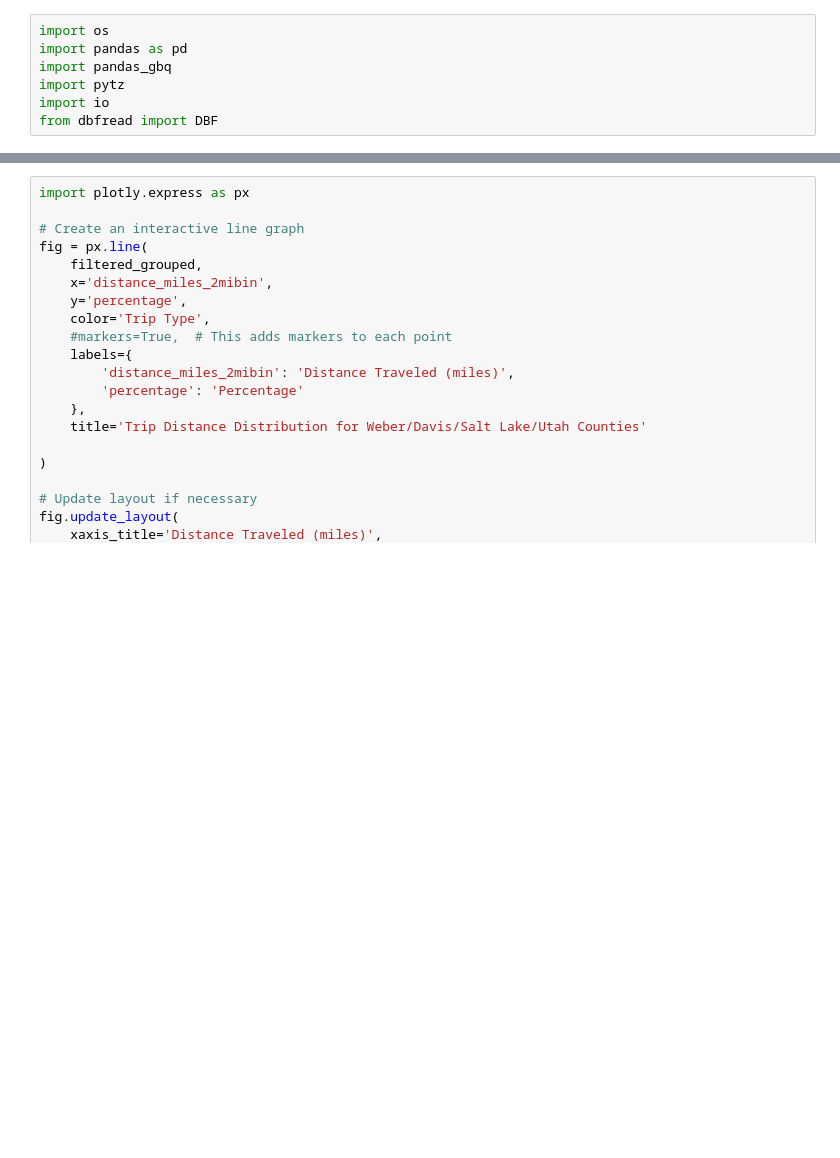
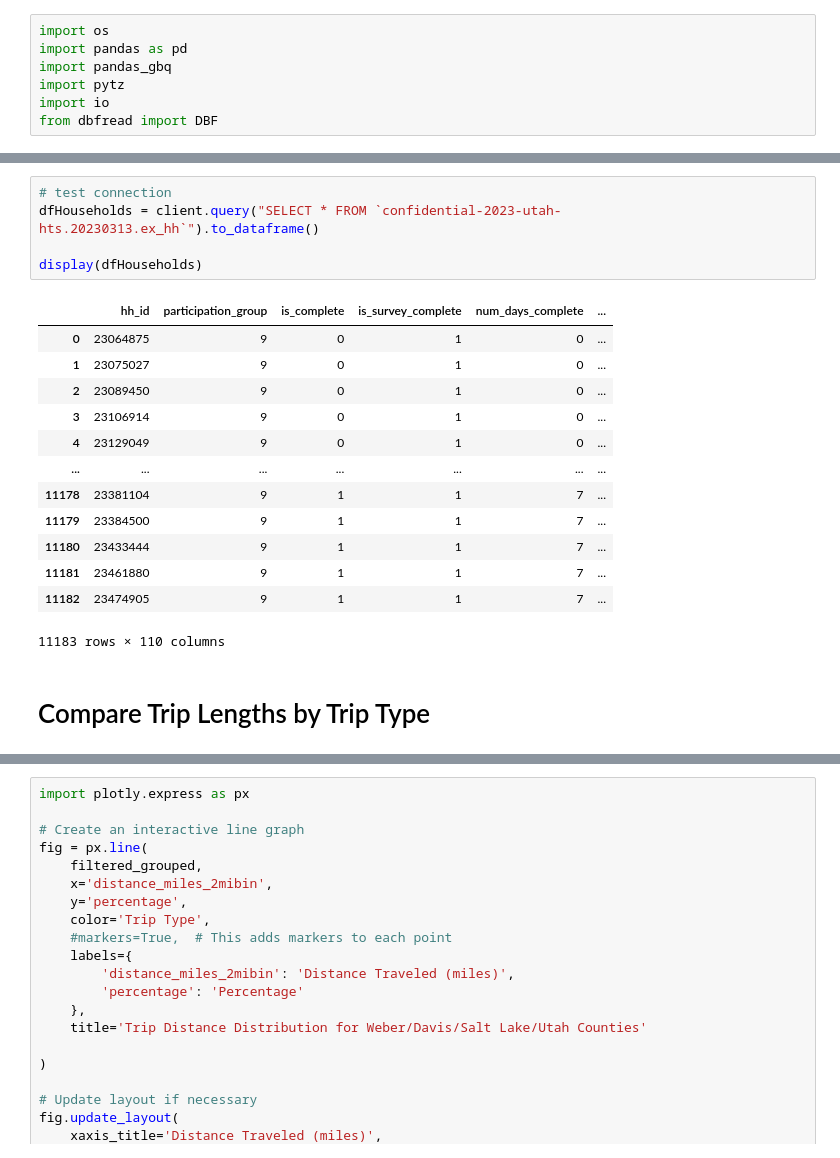
Before and after one commit to WFRCAnalytics/Resources, a Jupyter notebook: BigQuery/HTS/trip_distance_distribution.ipynb, the cells around one changed output, grey strips where cells are left out. Saved outputs shown, nothing was run; the diff lists cells and outputs as text; blank space fills up the shorter version.

```diff
--- a/BigQuery/HTS/trip_distance_distribution.ipynb
+++ b/BigQuery/HTS/trip_distance_distribution.ipynb
@@ -22,0 +58,21 @@ from dbfread import DBF
+# %%
+# test connection
+dfHouseholds = client.query("SELECT * FROM `confidential-2023-utah-hts.20230313.ex_hh`").to_dataframe()
+
+display(dfHouseholds)
+# %% [output]
+|  | hh_id | participation_group | is_complete | is_survey_complete | num_days_complete | ... |
+| 0 | 23064875 | 9 | 0 | 1 | 0 | ... |
+| 1 | 23075027 | 9 | 0 | 1 | 0 | ... |
+| 2 | 23089450 | 9 | 0 | 1 | 0 | ... |
+| 3 | 23106914 | 9 | 0 | 1 | 0 | ... |
+| 4 | 23129049 | 9 | 0 | 1 | 0 | ... |
+| ... | ... | ... | ... | ... | ... | ... |
+| 11178 | 23381104 | 9 | 1 | 1 | 7 | ... |
+| 11179 | 23384500 | 9 | 1 | 1 | 7 | ... |
+| 11180 | 23433444 | 9 | 1 | 1 | 7 | ... |
+| 11181 | 23461880 | 9 | 1 | 1 | 7 | ... |
+| 11182 | 23474905 | 9 | 1 | 1 | 7 | ... |
+11183 rows × 110 columns
+# %% [markdown]
+# Compare Trip Lengths by Trip Type
```
Also changed, not shown: parts of 35 cells of this notebook, 1 other file.
